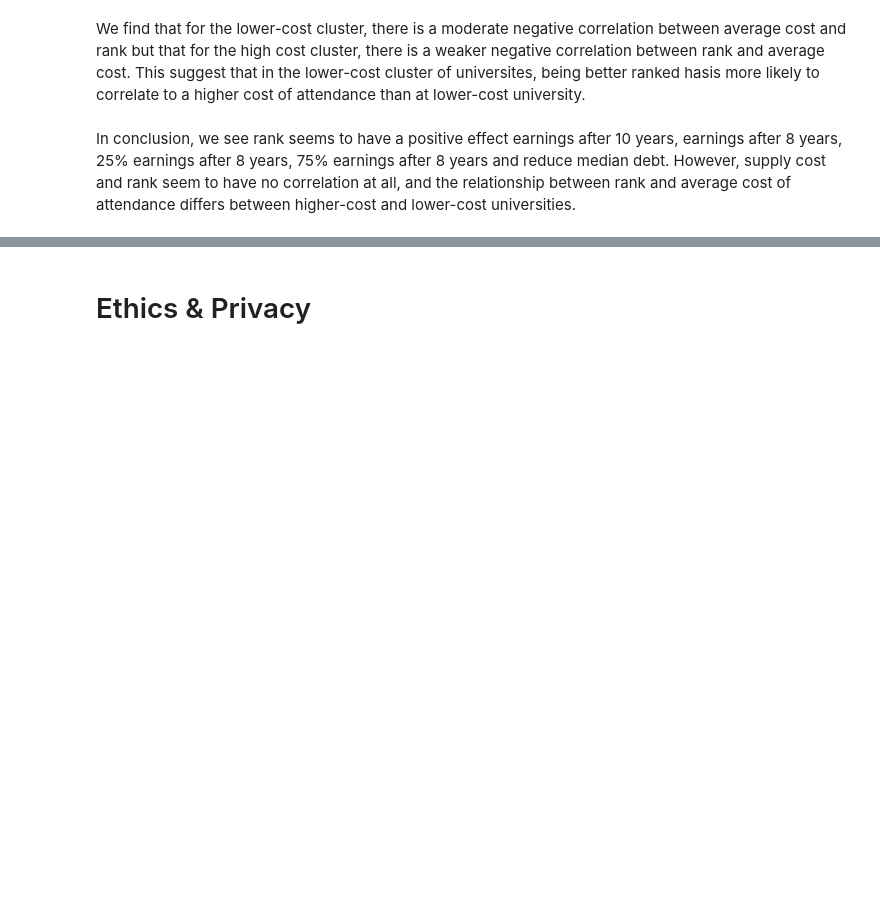
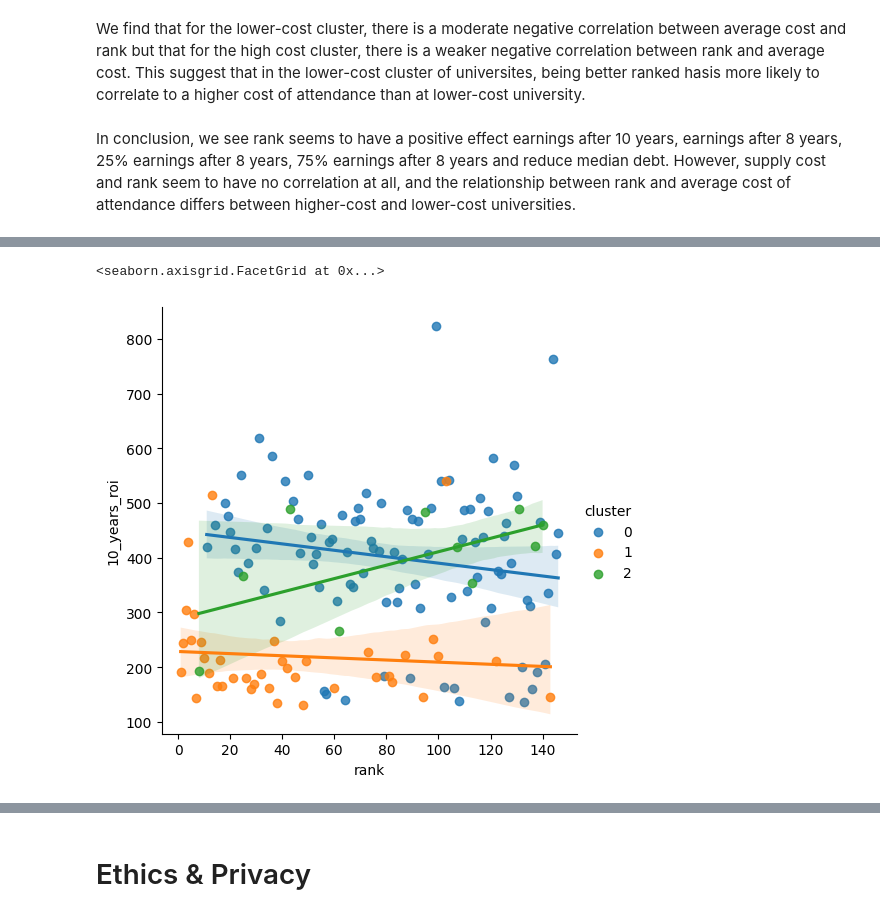
Before and after one commit to b4tan/College-Rank-and-Career-Success, a Jupyter notebook: EDACheckpoint_group067.ipynb, the cells around one changed output, grey strips where cells are left out. Saved outputs shown, nothing was run; the diff lists cells and outputs as text; code cells hidden in the pictures; blank space fills up the shorter version.

```diff
--- a/EDACheckpoint_group067.ipynb
+++ b/EDACheckpoint_group067.ipynb
@@ -410,0 +581,30 @@ In conclusion, we see rank seems to have a positive effect earnings after 10 yea
+# %%
+def calculate_roi(df, quality_adjust=False):
+    def calculate_row_roi(row):
+        num_years = 4
+        interest_rate = 0.0599
+        loan_term_years = 10
+
+        total_cost = (row['avg_cost'] + row['supply_cost']) * num_years
+
+        monthly_interest_rate = interest_rate / 12
+        number_of_payments = loan_term_years * 12
+        if monthly_interest_rate != 0:
+            total_debt_repayment = row['avg_debt'] * (monthly_interest_rate * (1 + monthly_interest_rate) * number_of_payments) / ((1 + monthly_interest_rate) * number_of_payments - 1) * number_of_payments
+        else:
+            total_debt_repayment = row['avg_debt'] * number_of_payments
+
+        net_earnings_10_years = (row['earnings_10_yrs'] * 10) - total_cost - total_debt_repayment
+
+        roi_10_years = (net_earnings_10_years / total_cost) * 100
+
+        return roi_10_years
+
+    df['10_years_roi'] = df.apply(calculate_row_roi, axis=1)
+
+    return df
+
+college_data = calculate_roi(college_data)
+
+average_roi_per_cluster = college_data.groupby('cluster')['10_years_roi'].mean()
+print(average_roi_per_cluster)
@@ -410,0 +633,5 @@ In conclusion, we see rank seems to have a positive effect earnings after 10 yea
+# %%
+sns.lmplot(x='rank', y='10_years_roi', hue = 'cluster', data=college_data)
+# %% [output]
+<seaborn.axisgrid.FacetGrid at 0x...>
+[figure, added]
```
Also changed, not shown: parts of 29 cells of this notebook, 1 other file.
